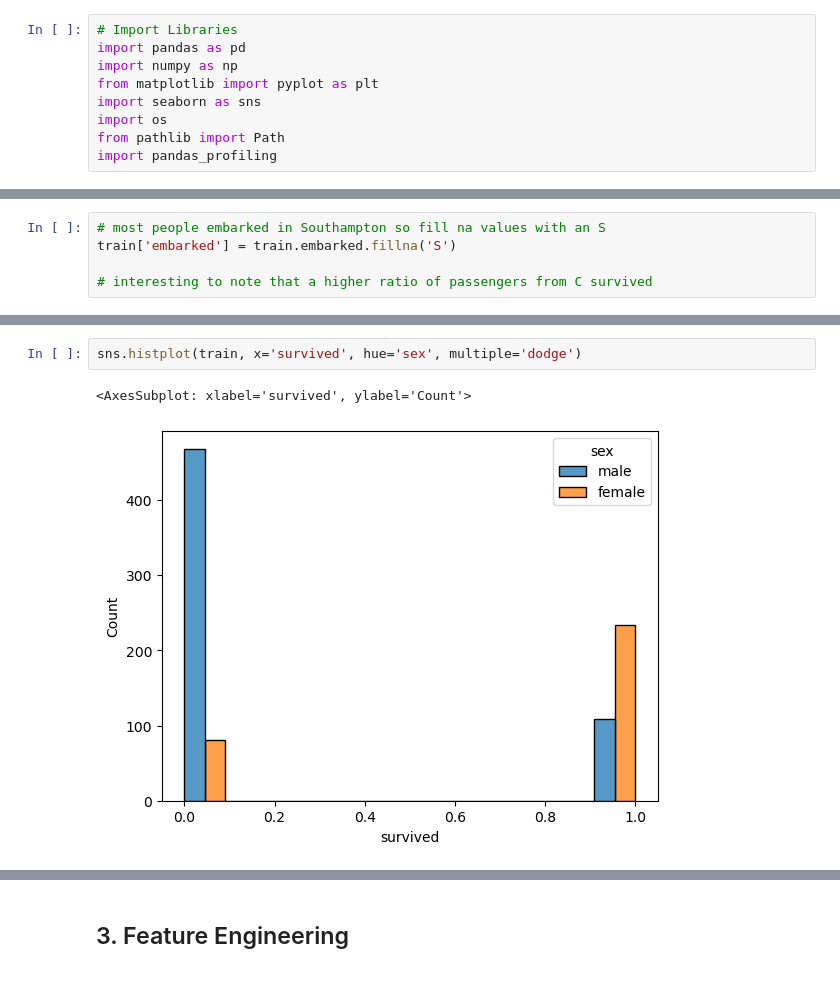
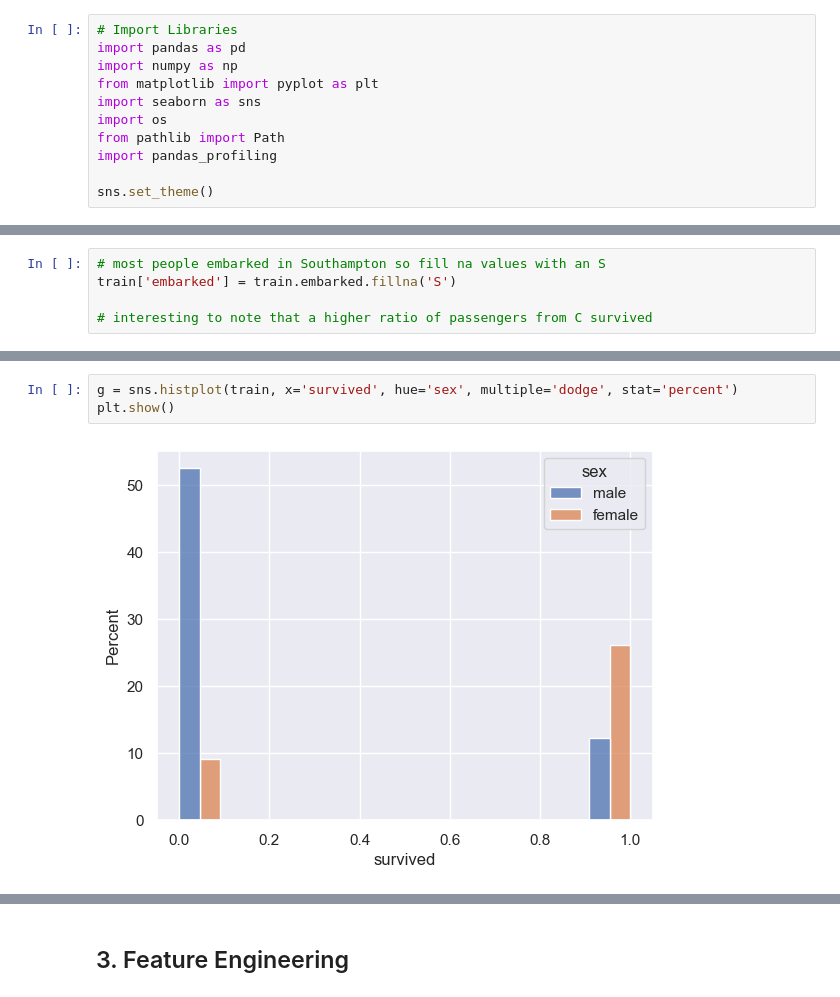
Before and after one commit to griffreichert/titanic-survival, a Jupyter notebook: src/EDA.ipynb, the cells around one changed output, grey strips where cells are left out. Cells and saved outputs as stored; diff of their text form.

Commit message:
nice seaborn plots and data analysis

```diff
--- a/src/EDA.ipynb
+++ b/src/EDA.ipynb
@@ -7,6 +7,8 @@ import seaborn as sns
 import os
 from pathlib import Path
 import pandas_profiling
+
+sns.set_theme()
 # %% [markdown]
 ## 1. Download & Load Data
 # %%
@@ -148,5 +177,5 @@ sns.histplot(train, x='age', hue='sex', multiple='stack')
 # %%
-sns.histplot(train, x='survived', hue='sex', multiple='dodge')
+g = sns.histplot(train, x='survived', hue='sex', multiple='dodge', stat='percent')
+plt.show()
 # %% [output]
-<AxesSubplot: xlabel='survived', ylabel='Count'>
-[figure, old version]
+[figure, new version]
```
Also changed, not shown: parts of 32 cells of this notebook, 3 other files.
